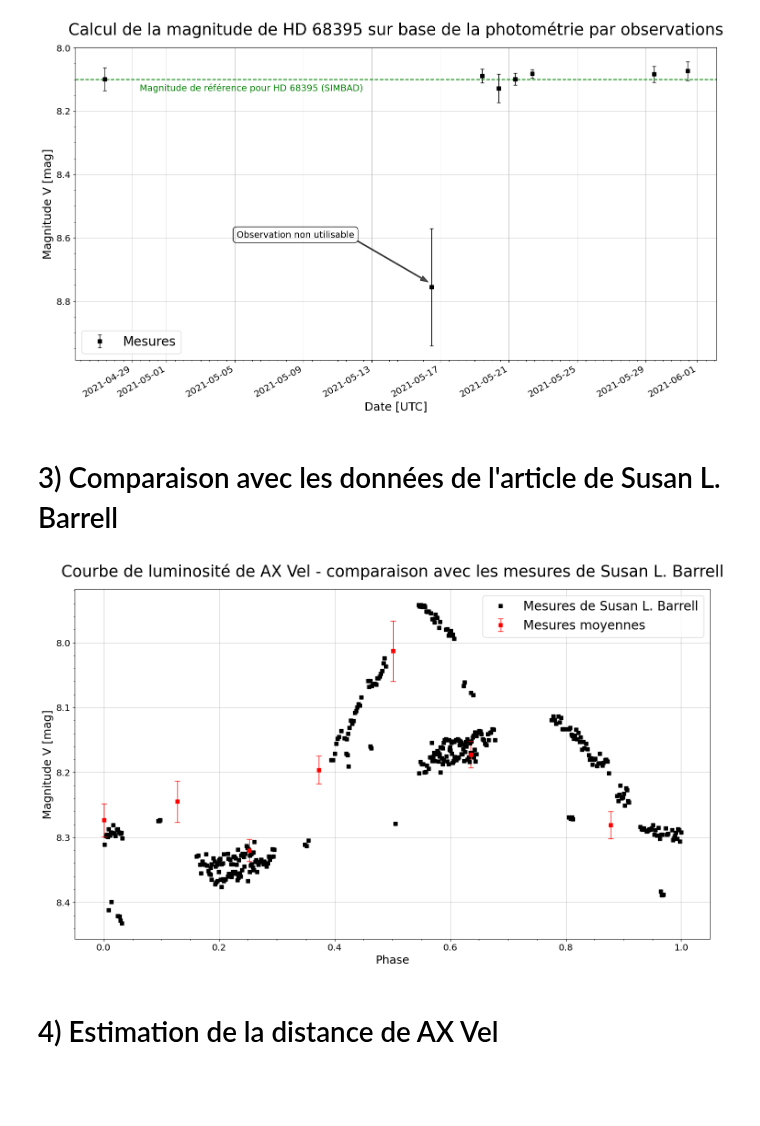
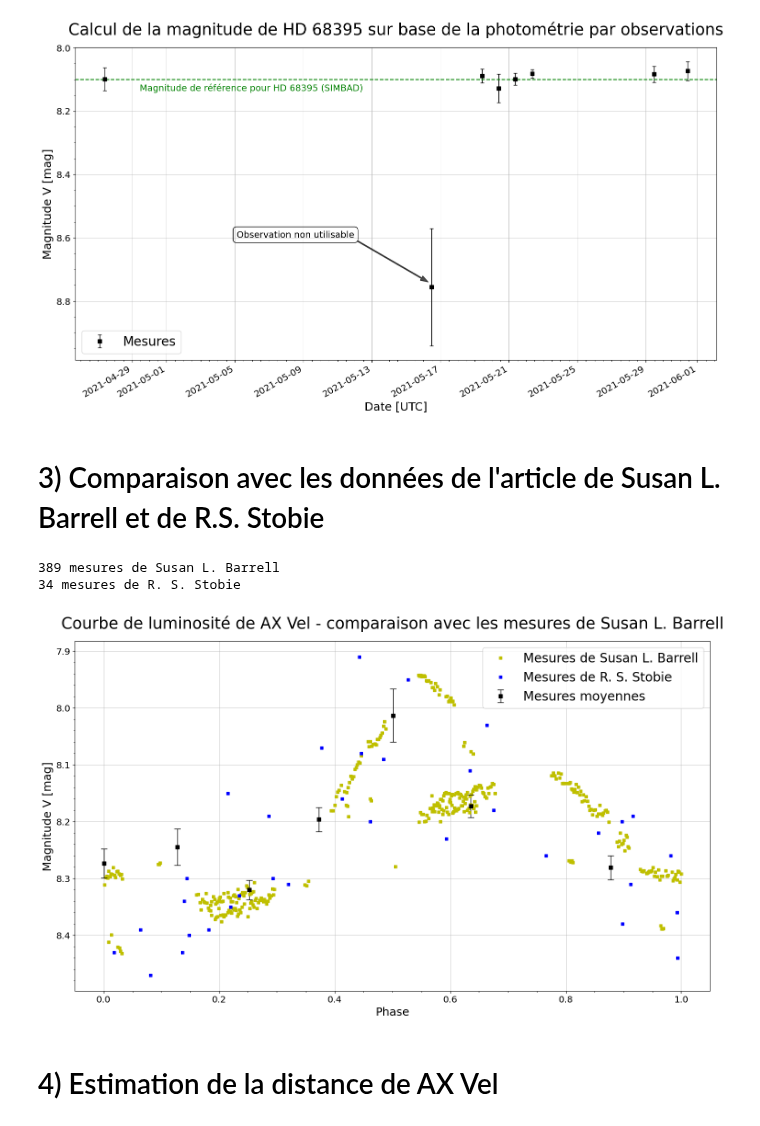
Before and after one commit to Blond-bay/analyse_data, a Jupyter notebook: AXVEL_photometry.ipynb, the cells around one changed output. Drawn from its saved outputs; the diff is of its cells as text; code cells hidden in the pictures; blank space fills up the shorter version.

Commit message:
ajout des données d'un article de R. S. Stobie

```diff
--- a/AXVEL_photometry.ipynb
+++ b/AXVEL_photometry.ipynb
@@ -237,7 +237,7 @@ plt.show()
 # %% [output]
 [figure]
 # %% [markdown]
-# 3) Comparaison avec les données de l'article de Susan L. Barrell
+# 3) Comparaison avec les données de l'article de Susan L. Barrell et de R.S. Stobie
 # %%
 #Ouverture des datas de susan
 data_susan = pd.read_csv('data_susan_barrell.txt',sep=",",index_col=False)
@@ -250,27 +250,41 @@ mag_susan = data_susan['V [mag]']
 P_susan = 2.592891
 mid_susan = 2443878.253 + 1/2*P_susan # Pourquoi le + 1/2 pour que ça fit ?
 phase_susan = np.mod((date_susan-mid_susan)/P_susan,1)
+# %%
+#Ouverture des datas de stobie
+data_stobie = pd.read_csv('data_RS_Stobie.txt',sep=",",index_col=False)
+
+date_stobie = data_stobie['HJD (-2400000)'] + 2400000
+mag_stobie = data_stobie['V [mag]']
+phase_stobie = np.mod((date_stobie-mid_susan)/P_susan,1)
+# %%
+print(len(data_susan),'mesures de Susan L. Barrell')
+print(len(data_stobie),'mesures de R. S. Stobie')
+# %% [output]
+389 mesures de Susan L. Barrell
+34 mesures de R. S. Stobie
 # %%
 #Retrait observation 16 mai
 results_crop = results.drop([1])
 
-fig, ax = plt.subplots()
+fig_comp, ax_comp = plt.subplots()
 
-ax.plot(phase_susan, mag_susan, lw=1, color='k', marker='s', linestyle = 'none', label=('Mesures de Susan L. Barrell'))
-ax.errorbar(results_crop['phase'], results_crop['mean AX Vel [mag]'], yerr=results_crop['std AX Vel [mag]'], lw=1, color='r',  capsize=4, marker='s',
+ax_comp.plot(phase_susan, mag_susan, lw=1, markersize = 4, color='y', marker='s', linestyle = 'none', label=('Mesures de Susan L. Barrell'))
+ax_comp.plot(phase_stobie, mag_stobie, lw=1, markersize = 4, color='b', marker='s', linestyle = 'none', label=('Mesures de R. S. Stobie'))
+ax_comp.errorbar(results_crop['phase'], results_crop['mean AX Vel [mag]'], yerr=results_crop['std AX Vel [mag]'], lw=1, color='k',  capsize=5, marker='s',
             linestyle = 'none', label=('Mesures moyennes'))
-ax.invert_yaxis()
+ax_comp.invert_yaxis()
 
 
-ax.set_title('Courbe de luminosité de AX Vel - comparaison avec les mesures de Susan L. Barrell', pad=20)
-ax.set_ylabel('Magnitude V [mag]')
-ax.set_xlabel('Phase')
-ax.legend(loc='best', frameon=True)
+ax_comp.set_title('Courbe de luminosité de AX Vel - comparaison avec les mesures de Susan L. Barrell', pad=20)
+ax_comp.set_ylabel('Magnitude V [mag]')
+ax_comp.set_xlabel('Phase')
+ax_comp.legend(loc='best', frameon=True)
 
 plt.savefig('graphes/litterature_vs_nous.pdf', bbox_inches='tight')
 plt.show()
 # %% [output]
-[figure, old version]
+[figure, new version]
 # %% [markdown]
 # 4) Estimation de la distance de AX Vel
 # %%
```
Also changed, not shown: 4 other files.
